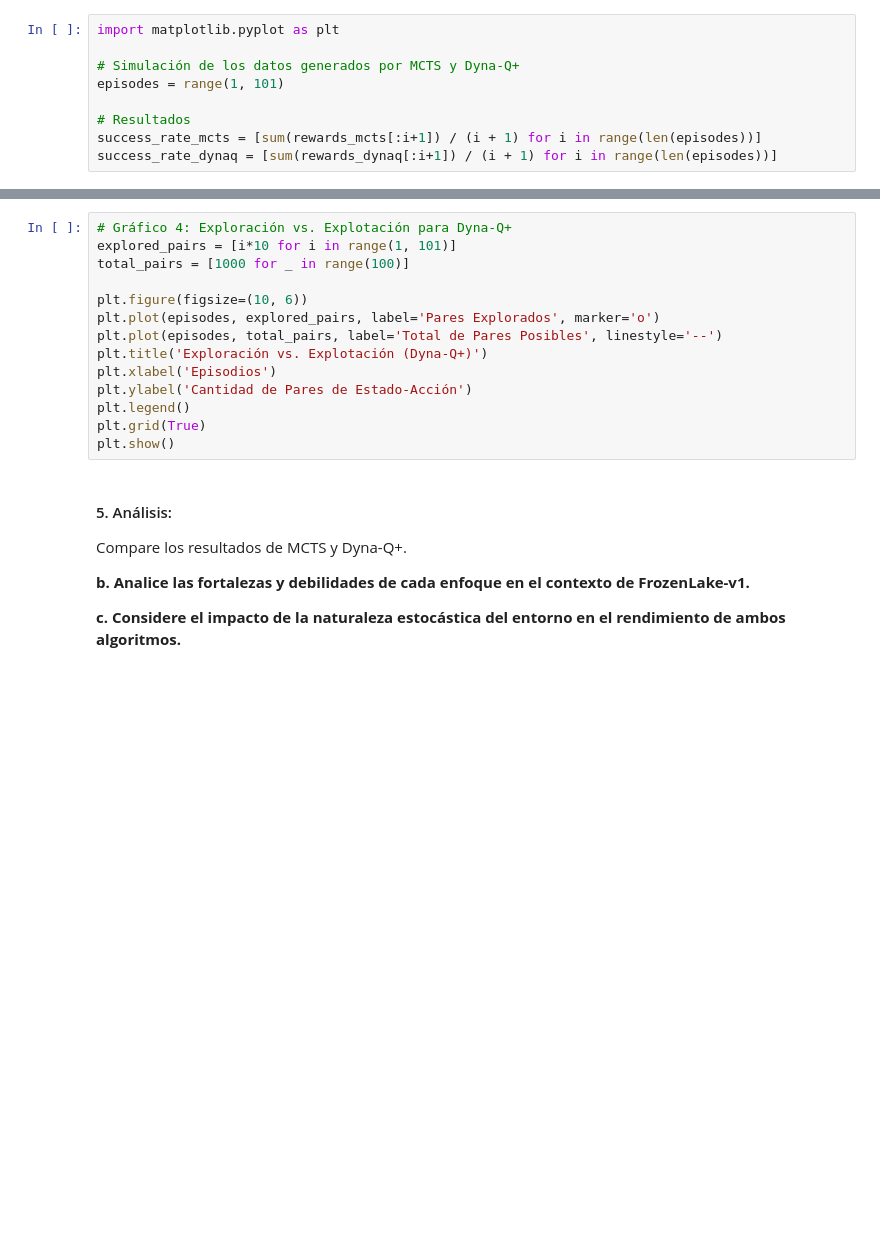
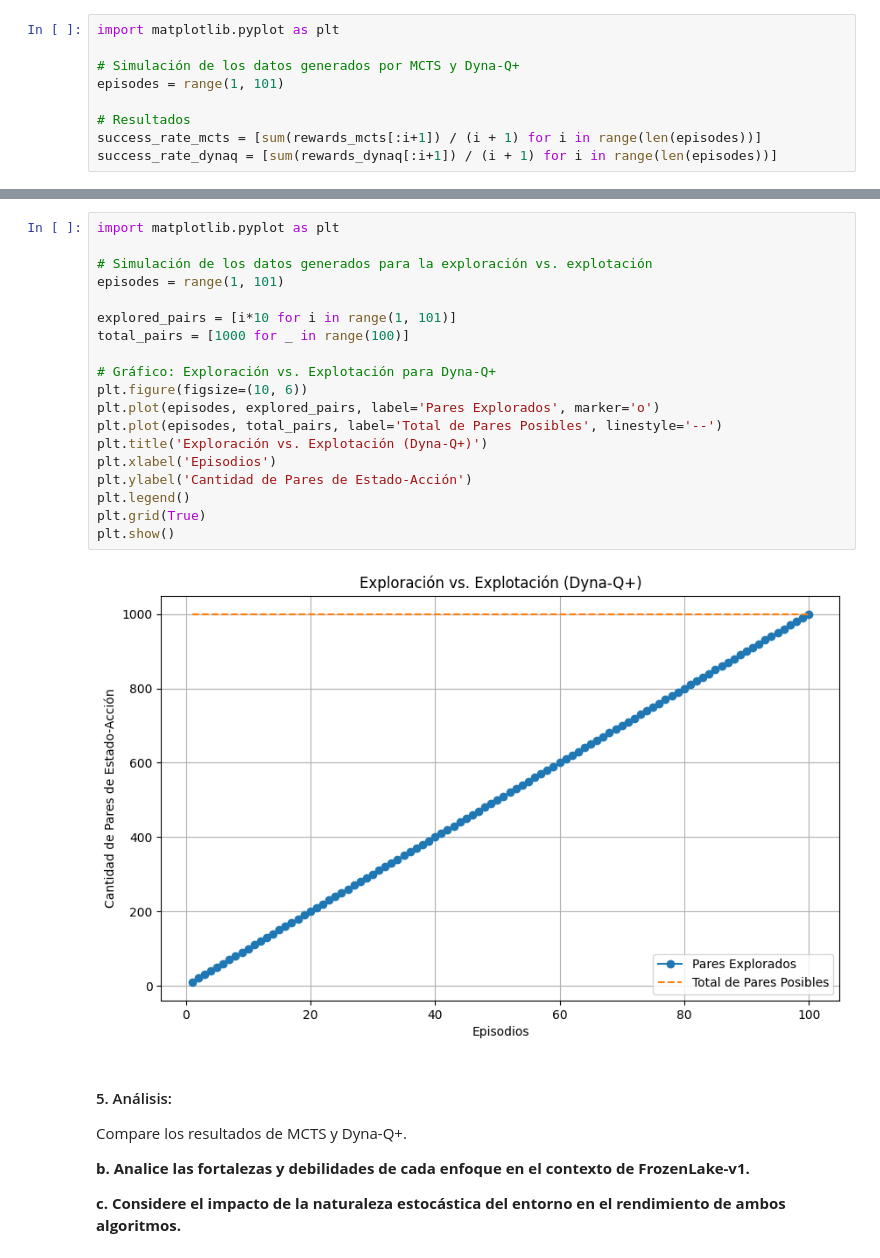
Before and after one commit to Ldsc2002/RL-Lab6, a Jupyter notebook: main.ipynb, the cells around one changed output, grey strips where cells are left out. Cells and saved outputs as stored; diff of their text form; blank space fills up the shorter version.

```diff
--- a/main.ipynb
+++ b/main.ipynb
@@ -353,17 +364,24 @@ plt.show()
 # %%
-# Gráfico 4: Exploración vs. Explotación para Dyna-Q+
+import matplotlib.pyplot as plt
+
+# Simulación de los datos generados para la exploración vs. explotación
+episodes = range(1, 101)
+
 explored_pairs = [i*10 for i in range(1, 101)]
 total_pairs = [1000 for _ in range(100)]
 
+# Gráfico: Exploración vs. Explotación para Dyna-Q+
 plt.figure(figsize=(10, 6))
 plt.plot(episodes, explored_pairs, label='Pares Explorados', marker='o')
 plt.plot(episodes, total_pairs, label='Total de Pares Posibles', linestyle='--')
 plt.title('Exploración vs. Explotación (Dyna-Q+)')
 plt.xlabel('Episodios')
 plt.ylabel('Cantidad de Pares de Estado-Acción')
 plt.legend()
 plt.grid(True)
 plt.show()
+# %% [output]
+[figure, added]
 # %% [markdown]
 #### 5. Análisis:
 Compare los resultados de MCTS y Dyna-Q+.
```
Also changed, not shown: parts of 4 cells of this notebook.
